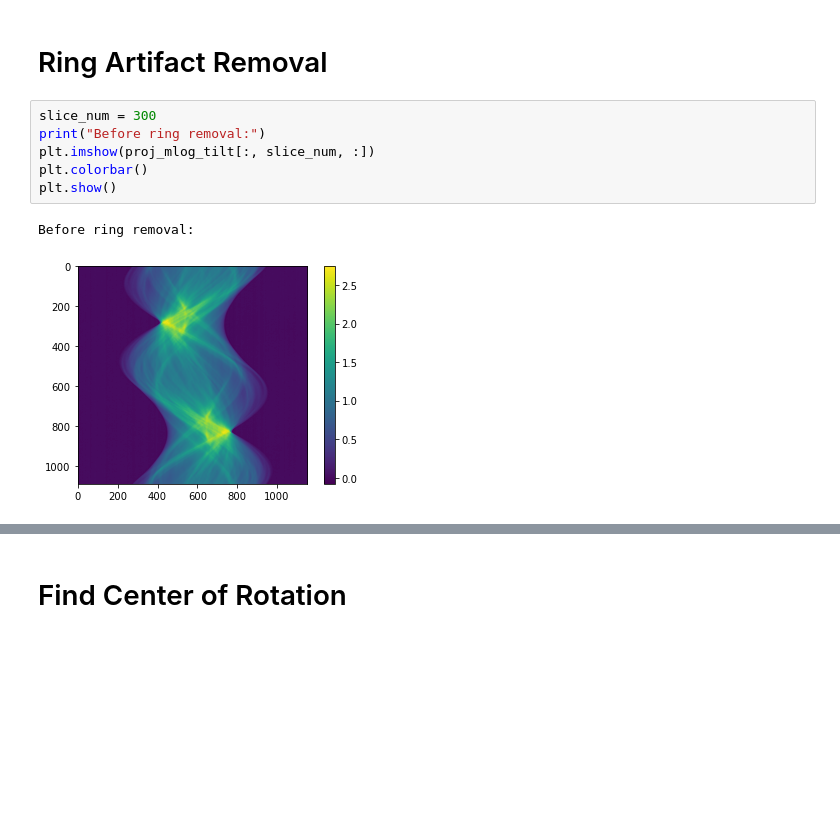
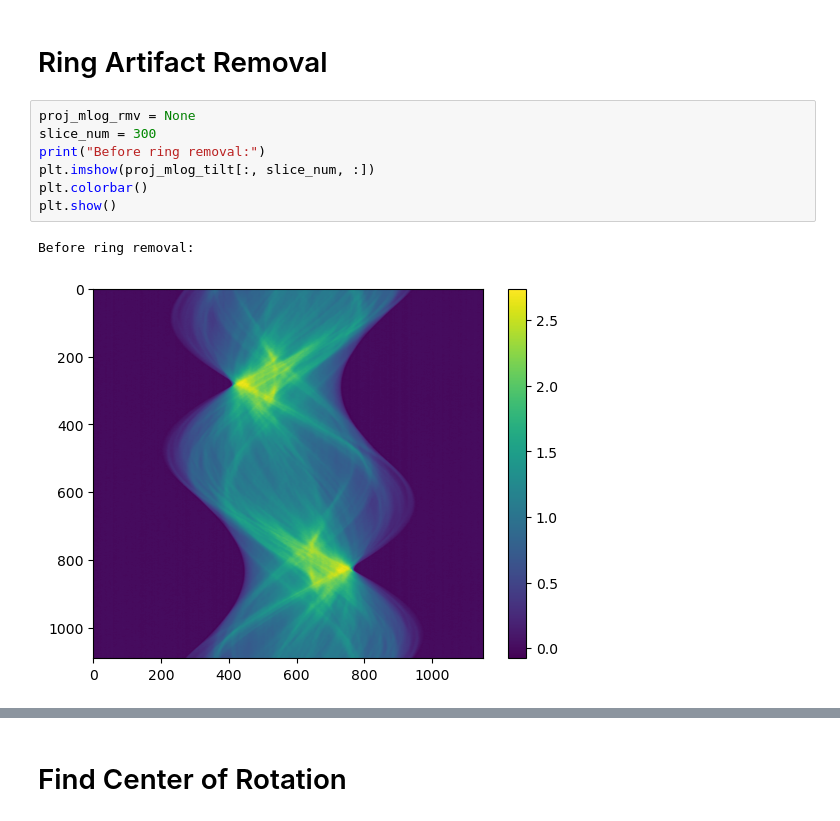
Before and after one commit to zhangy6x/research_stuff, a Jupyter notebook: jupyter_notebooks/norm_recon/rockit_recon_master.ipynb, the cells around one changed output, grey strips where cells are left out. Cells and saved outputs as stored; diff of their text form; blank space fills up the shorter version.

```diff
--- a/jupyter_notebooks/norm_recon/rockit_recon_master.ipynb
+++ b/jupyter_notebooks/norm_recon/rockit_recon_master.ipynb
@@ -336,11 +334,12 @@ Time cost 0.6670515921975796 min
 # %% [markdown]
 # Ring Artifact Removal
 # %%
+proj_mlog_rmv = None
 slice_num = 300
 print("Before ring removal:")
 plt.imshow(proj_mlog_tilt[:, slice_num, :])
 plt.colorbar()
 plt.show()
 # %% [output]
 Before ring removal:
-[figure, old version]
+[figure, new version]
```
Also changed, not shown: parts of 31 cells of this notebook.
